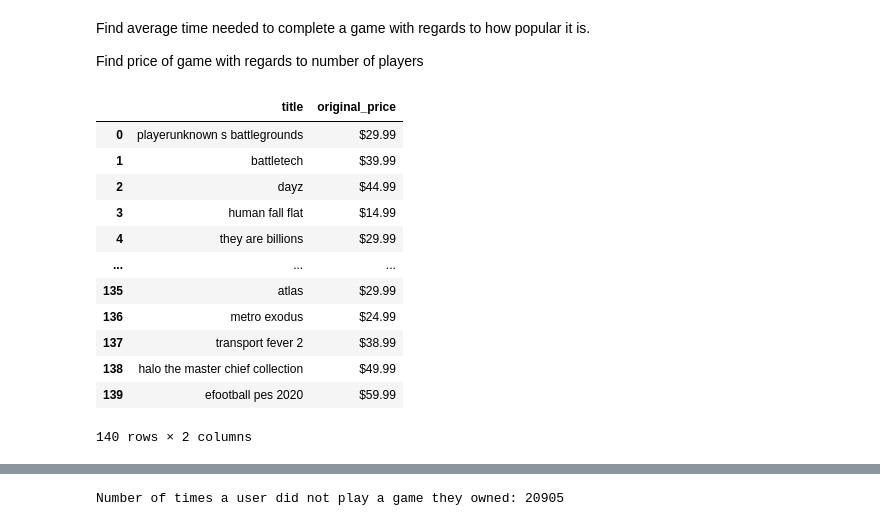
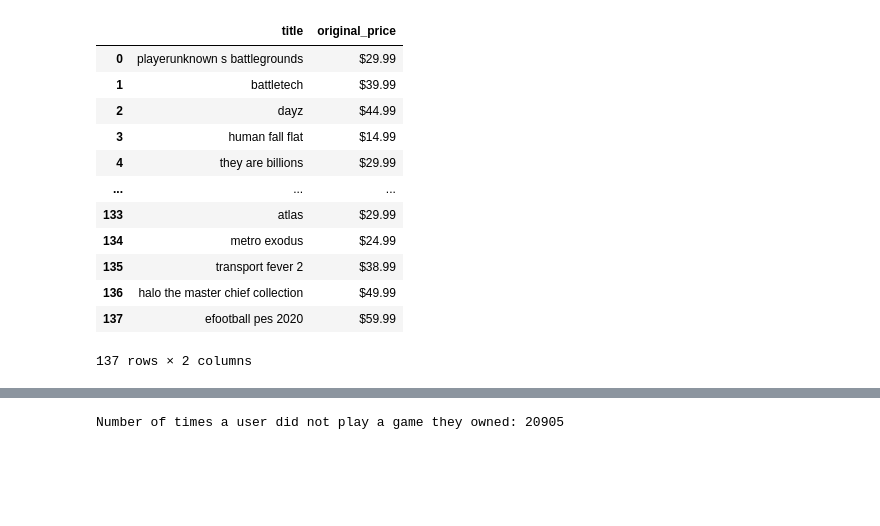
Before and after one commit to pyaepyaelily/videoGame, a Jupyter notebook: test2.ipynb, the cells around one changed output, grey strips where cells are left out. Saved outputs shown, nothing was run; the diff lists cells and outputs as text; code cells hidden in the pictures; blank space fills up the shorter version.

```diff
--- a/test2.ipynb
+++ b/test2.ipynb
@@ -37,34 +37,31 @@ custom_pipeline = [preprocessing.fillna
 
 steamCombinedReviews['title'] = hero.clean(steamCombinedReviews['title'], pipeline = custom_pipeline)
 steamGames['title'] = hero.clean(steamGames['title'], pipeline = custom_pipeline)
-# %% [markdown]
-Find average time needed to complete a game with regards to how popular it is.
-
-Find price of game with regards to number of players
 # %%
 steamGames_price = steamGames[['title', 'original_price']]
 steamCombinedReviews_Title = steamCombinedReviews[['title']]
 matchTitle1 = steamGames_price.title.isin(steamCombinedReviews_Title.title)
 steamMatchTitle1 = steamGames_price[matchTitle1]
 
 steamUniqueTitle1 = steamMatchTitle1.drop_duplicates(['title'])
 steamUniqueTitle1 = steamUniqueTitle1.reset_index(drop=True)
 
 steamUniqueTitle1
 nan_value = float("NaN")
 steamUniqueTitle1.replace("", nan_value, inplace=True)
+steamUniqueTitle1.dropna(subset = ["title"], inplace=True)
 steamUniqueTitle1
 # %% [output]
 |  | title | original_price |
 | 0 | playerunknown s battlegrounds | $29.99 |
 | 1 | battletech | $39.99 |
 | 2 | dayz | $44.99 |
 | 3 | human fall flat | $14.99 |
 | 4 | they are billions | $29.99 |
 | ... | ... | ... |
-| 135 | atlas | $29.99 |
-| 136 | metro exodus | $24.99 |
-| 137 | transport fever 2 | $38.99 |
-| 138 | halo the master chief collection | $49.99 |
-| 139 | efootball pes 2020 | $59.99 |
+| 133 | atlas | $29.99 |
+| 134 | metro exodus | $24.99 |
+| 135 | transport fever 2 | $38.99 |
+| 136 | halo the master chief collection | $49.99 |
+| 137 | efootball pes 2020 | $59.99 |
-140 rows × 2 columns
+137 rows × 2 columns
```
Also changed, not shown: parts of 12 cells of this notebook.
